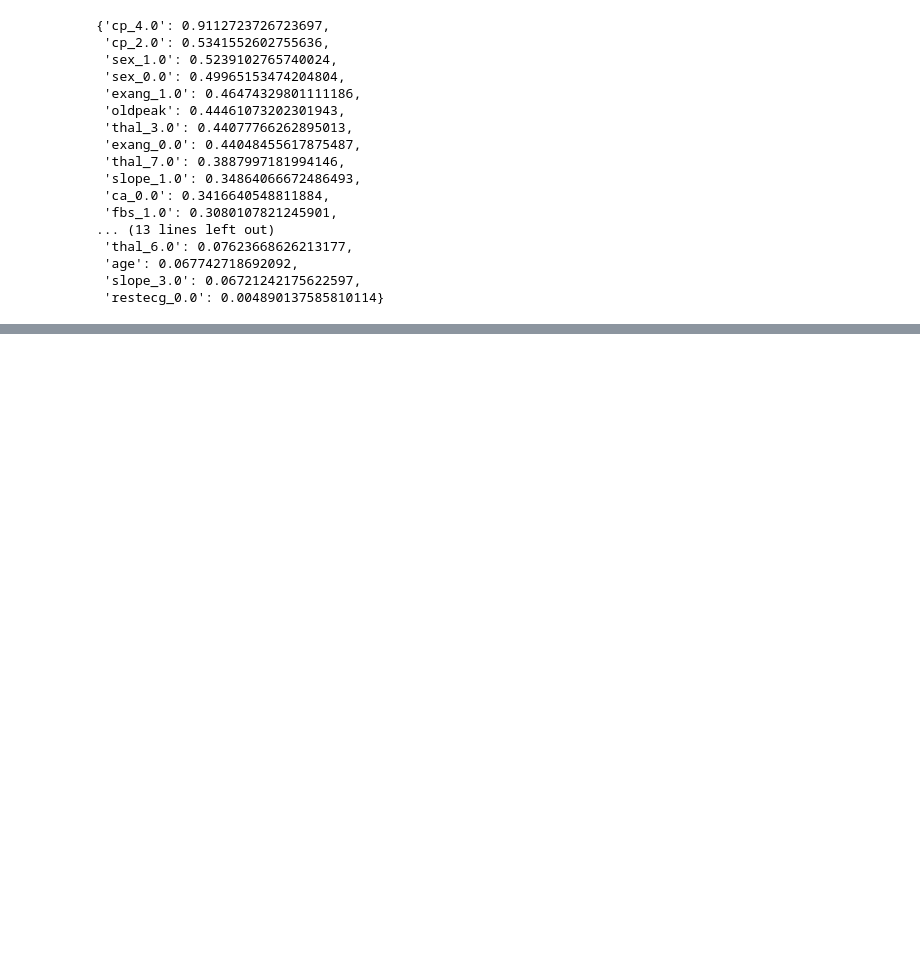
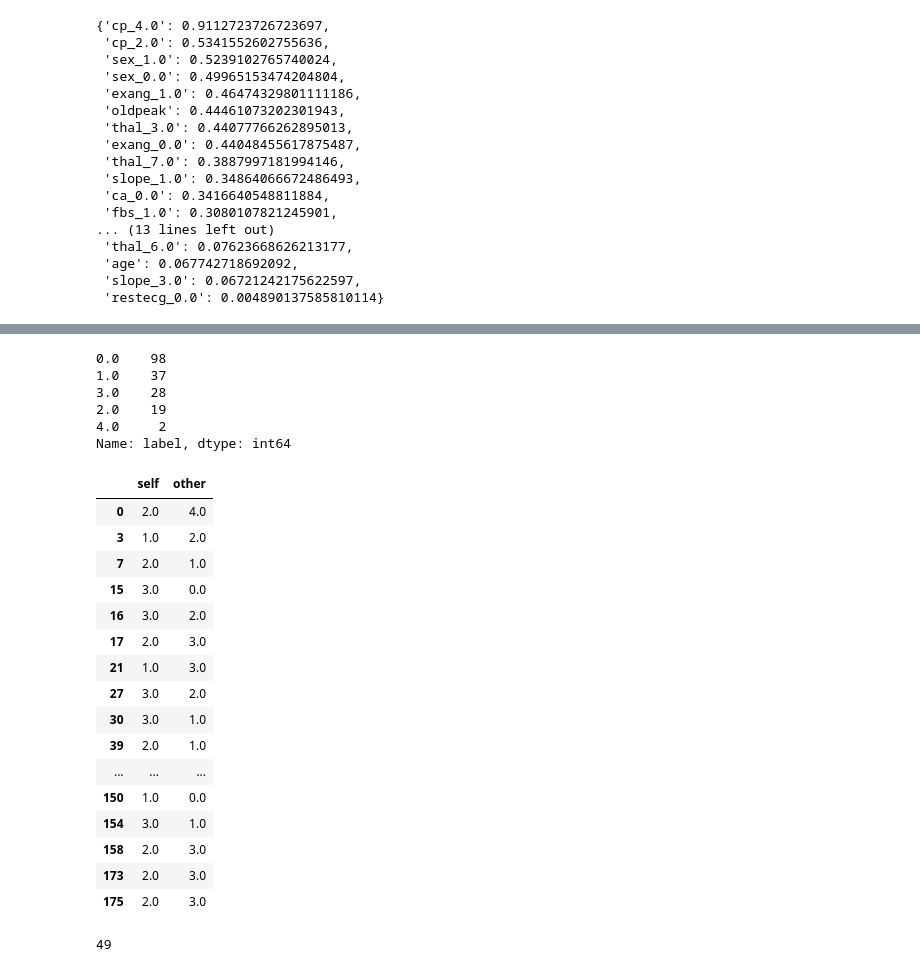
Before and after one commit to nachoreyesv/DATA_PROJECT_3, a Jupyter notebook: Ejecutable/Nacho/nacho_main.ipynb, the cells around one changed output, grey strips where cells are left out. Drawn from its saved outputs; the diff is of its cells as text; code cells hidden in the pictures; blank space fills up the shorter version.

```diff
--- a/Ejecutable/Nacho/nacho_main.ipynb
+++ b/Ejecutable/Nacho/nacho_main.ipynb
@@ -2971,0 +2993,14 @@ predicted_df_cor_test2[['ID', 'label']].to_csv('try11_mejorada_v2.csv', index=Fa
+# %%
+from sklearn.linear_model import LogisticRegression
+from sklearn.metrics import accuracy_score
+
+X_train = train_cor.drop('label', axis=1)
+y_train = train_cor['label']
+
+logistic_model = LogisticRegression(multi_class='multinomial', max_iter=1000)
+logistic_model.fit(X_train, y_train)
+
+X_test = test_cor2
+y_pred_logistic = logistic_model.predict(X_test)
+
+predictions_df = pd.DataFrame({'label': y_pred_logistic})
@@ -2971,0 +3015,2 @@ predicted_df_cor_test2[['ID', 'label']].to_csv('try11_mejorada_v2.csv', index=Fa
+# %%
+predictions_df['ID'] = predictions_df.index
@@ -2971,0 +3033,2 @@ predicted_df_cor_test2[['ID', 'label']].to_csv('try11_mejorada_v2.csv', index=Fa
+# %%
+predictions_df.insert(0, 'ID', predictions_df.pop('ID'))
@@ -2971,0 +3051,36 @@ predicted_df_cor_test2[['ID', 'label']].to_csv('try11_mejorada_v2.csv', index=Fa
+# %%
+predictions_df['label'].value_counts()
+# %% [output]
+0.0    98
+1.0    37
+3.0    28
+2.0    19
+4.0     2
+Name: label, dtype: int64
+# %%
+differences = try11_df['label'].compare(predictions_df['label'])
+differences = differences[differences['self'] != differences['other']]
+
+differences
+# %% [output]
+|  | self | other |
+| 0 | 2.0 | 4.0 |
+| 3 | 1.0 | 2.0 |
+| 7 | 2.0 | 1.0 |
+| 15 | 3.0 | 0.0 |
+| 16 | 3.0 | 2.0 |
+| 17 | 2.0 | 3.0 |
+| 21 | 1.0 | 3.0 |
+| 27 | 3.0 | 2.0 |
+| 30 | 3.0 | 1.0 |
+| 39 | 2.0 | 1.0 |
+| ... | ... | ... |
+| 150 | 1.0 | 0.0 |
+| 154 | 3.0 | 1.0 |
+| 158 | 2.0 | 3.0 |
+| 173 | 2.0 | 3.0 |
+| 175 | 2.0 | 3.0 |
+# %%
+len(differences)
+# %% [output]
+49
```
Also changed, not shown: parts of 27 cells of this notebook, 11 other files.
